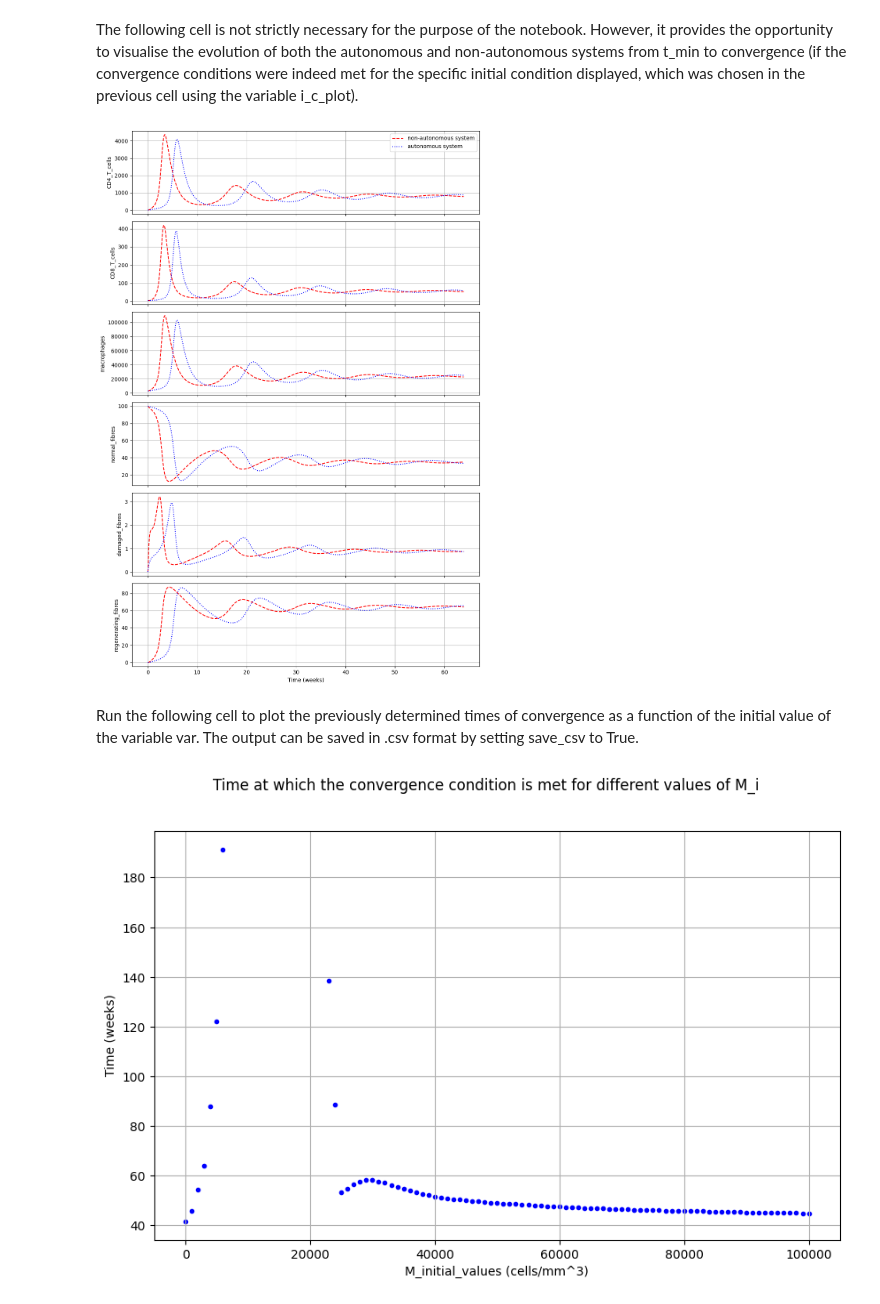
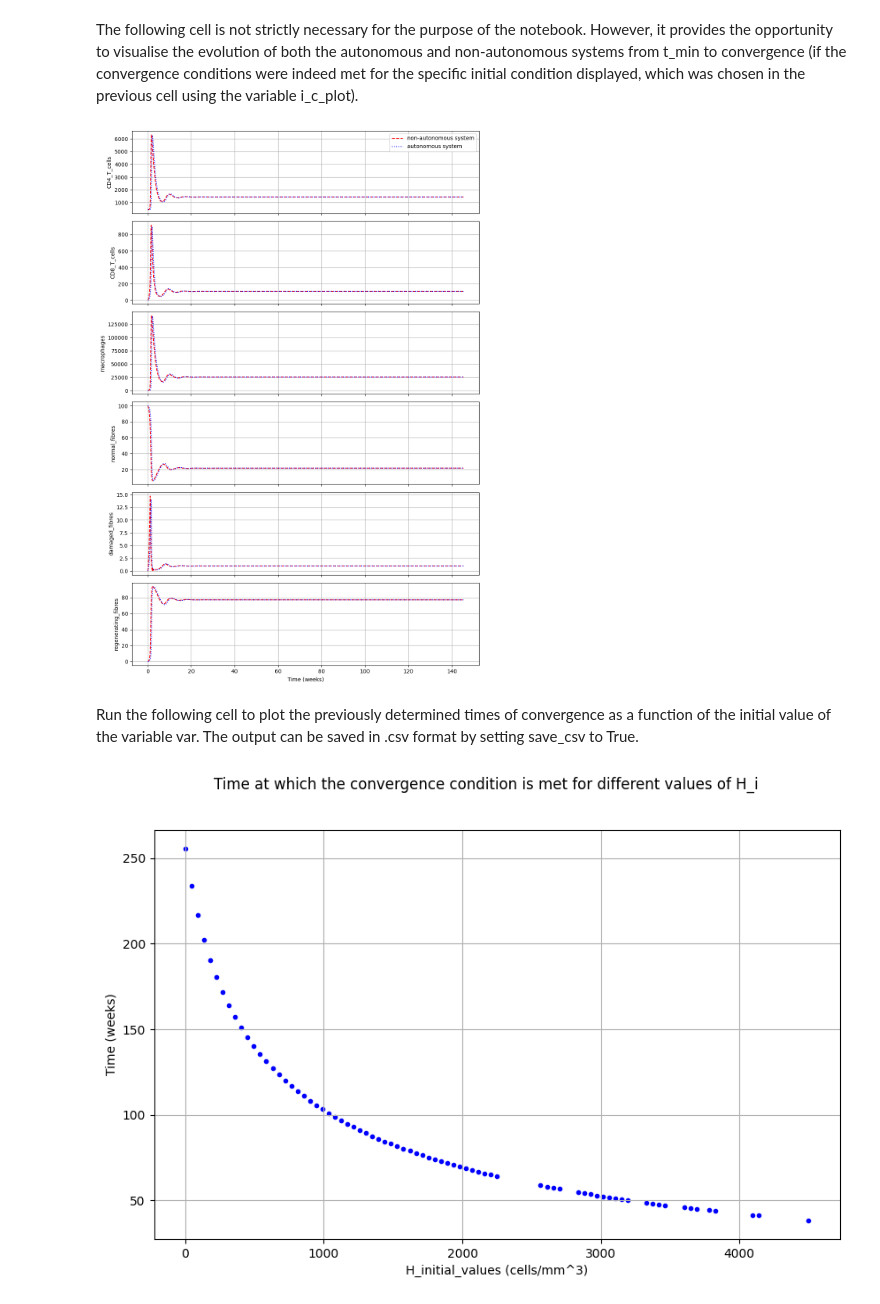
Before and after one commit to Nigritella/thesis_DMD, a Jupyter notebook: stationary_time/stationary_time.ipynb, the cells around one changed output. Cells and saved outputs as stored; diff of their text form; code cells hidden in the pictures.

```diff
--- a/stationary_time/stationary_time.ipynb
+++ b/stationary_time/stationary_time.ipynb
@@ -137,13 +137,12 @@ i_c = extract_values('initial_conditions', config)
 i_c_stored = i_c.copy() #keeps track of the initial condition specified in config_t_conv.ini
 par = extract_values('parameters', config)
 sim = extract_values('simulation_par', config)
-dt, t_min, t_max, N_cells, tolerance_1, tolerance_2 = sim
-N_cells = int(N_cells)
+dt, t_min, t_max, tolerance_1, tolerance_2 = sim
 
 '''The broader values from the paper are as follows, but they can be adjusted to focus on a region of particular interest.'''
 bounds = [(0, 4500), (0, 450), (0, 100000), (0, 100), (0, 100), (0, 100)]
 num_samples = [101, 101, 101, 101, 101, 101]
-var = 'M'
+var = 'H'
 is_percentage = is_muscle_tissue(var)
 
 n_vars = 6
@@ -160,7 +159,7 @@ var_map = {
 #Sample the chosen state variable in the predefined bounds
 sample = np.linspace(*bounds[var_map[var]], num_samples[var_map[var]])
 #Select the index of the sample for which the evolution will be plotted
-i_c_plot = 3
+i_c_plot = 10
 
 time_steps = np.linspace(t_min, t_max, int((t_max - t_min) / dt) + 1)
 
@@ -340,32 +341,32 @@ if i_c_plot in working_indexes:
 
     plt.show()
 # %% [output]
-[figure, old version]
+[figure, new version]
 # %% [markdown]
 Run the following cell to plot the previously determined times of convergence as a function of the initial value of the variable var. The output can be saved in .csv format by setting save_csv to True.
 # %%
 x_values = [sample[i] for i in working_indexes]
 y_values = t_convergence
 
-save_csv = True
-if save_csv == True:
+save_csv = False
+if save_csv:
 
     save_to_csv(x_values, f'{var}i', directory, f'{var}i_stationary_time.csv')
     save_to_csv(y_values, 't_convergence (weeks)', directory, f'{var}i_stationary_time.csv')
 
 plt.figure(figsize=(10, 6))
 plt.scatter(x_values, y_values, marker='.', linestyle='-', color='b')
 
 plt.xlabel(f'{var}_initial_values (cells/mm^3)')
 plt.ylabel('Time (weeks)')
 plt.grid(True)
 
 plt.suptitle(f'Time at which the convergence condition is met for different values of {var}_i')
 
 filename = f't_convergence_{var}i_in_{bounds[var_map[var]][0]}_{bounds[var_map[var]][1]}'
 filepath = directory + filename
-plt.savefig(filepath)
+#plt.savefig(filepath)
 
 plt.show()
 # %% [output]
-[figure, old version]
+[figure, new version]
```
Also changed, not shown: parts of 1 cell of this notebook, 13 other files.
